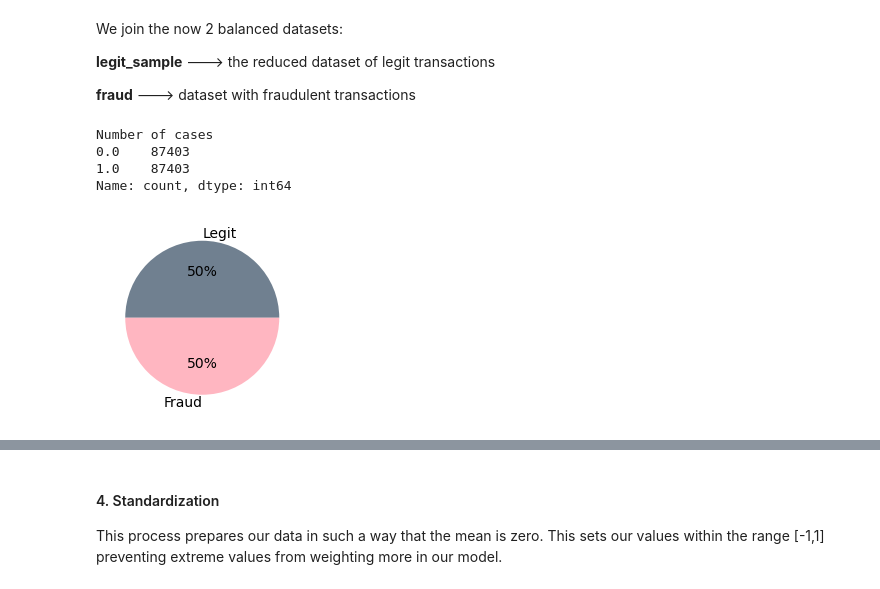
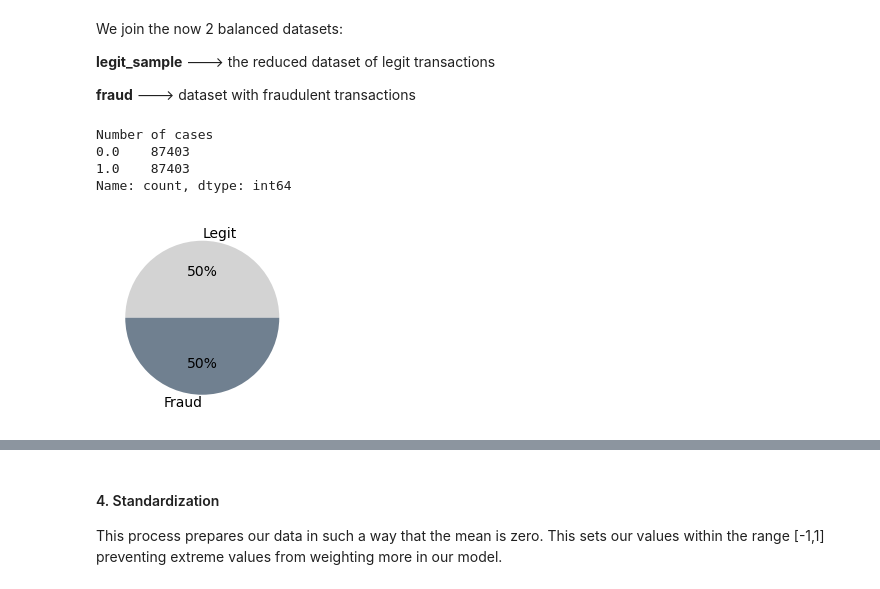
Before and after one commit to DamianTellez/Fraud_Detection, a Jupyter notebook: notebook.ipynb, the cells around one changed output, grey strips where cells are left out. Cells and saved outputs as stored; diff of their text form; code cells hidden in the pictures.

```diff
--- a/notebook.ipynb
+++ b/notebook.ipynb
@@ -124,12 +124,12 @@ sample.to_csv('model_data.csv',index=False)
 # %%
 sample_table = sample.value_counts(sample['fraud'].rename(index = 'Number of cases'))
 # %%
-colors = ['slategrey','lightpink']
+colors = ['lightgrey','slategrey']
 sample_table.plot(kind='pie',subplots = True, autopct='%1.0f%%',colors=colors,labels = {'Legit':0,'Fraud':1},ylabel='',figsize=(2.5,2.5))
 sample_table
 # %% [output]
 Number of cases
 0.0    87403
 1.0    87403
 Name: count, dtype: int64
-[figure, old version]
+[figure, new version]
```
Also changed, not shown: parts of 10 cells of this notebook.
